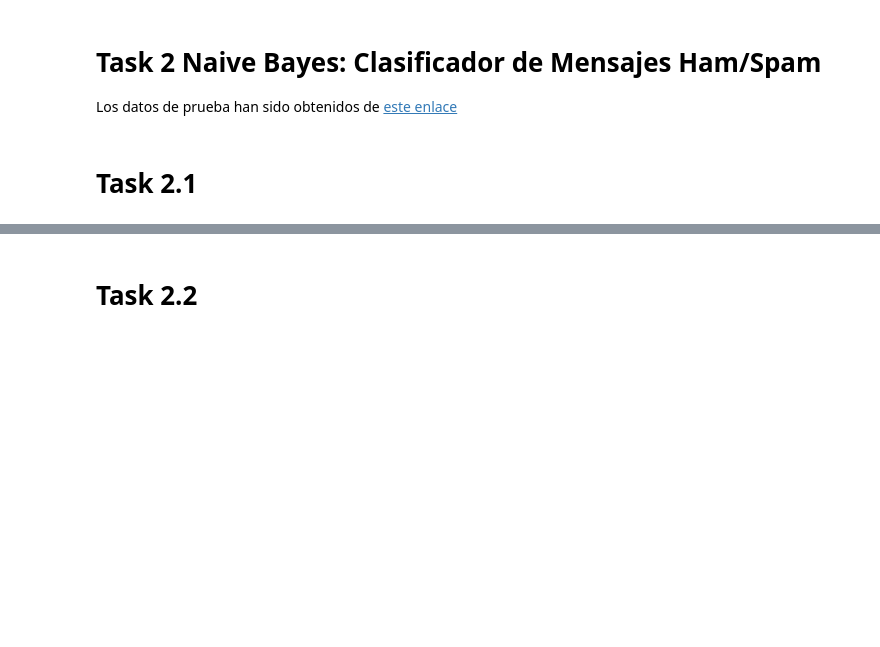
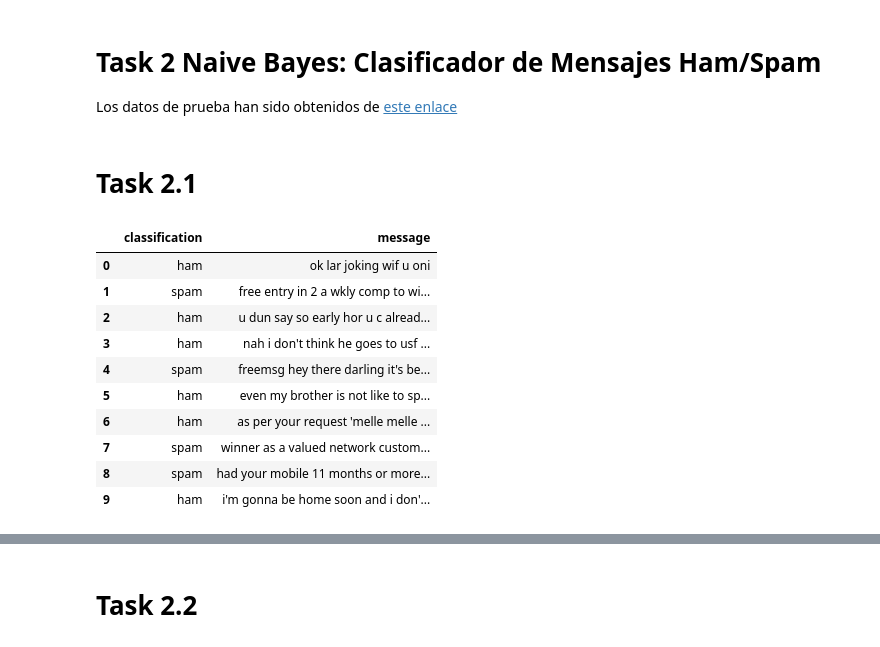
Before and after one commit to bl33h/messagesAndMatchesClassification, a Jupyter notebook: messagesAndMatchesClassification.ipynb, the cells around one changed output, grey strips where cells are left out. Saved outputs shown, nothing was run; the diff lists cells and outputs as text; code cells hidden in the pictures; blank space fills up the shorter version.

```diff
--- a/messagesAndMatchesClassification.ipynb
+++ b/messagesAndMatchesClassification.ipynb
@@ -62,0 +80,14 @@ Los datos de prueba han sido obtenidos de [este enlace](https://github.com/Sk702
+# %%
+df.head(10)
+# %% [output]
+|  | classification | message |
+| 0 | ham | ok lar joking wif u oni |
+| 1 | spam | free entry in 2 a wkly comp to wi... |
+| 2 | ham | u dun say so early hor u c alread... |
+| 3 | ham | nah i don't think he goes to usf ... |
+| 4 | spam | freemsg hey there darling it's be... |
+| 5 | ham | even my brother is not like to sp... |
+| 6 | ham | as per your request 'melle melle ... |
+| 7 | spam | winner as a valued network custom... |
+| 8 | spam | had your mobile 11 months or more... |
+| 9 | ham | i'm gonna be home soon and i don'... |
```
Also changed, not shown: parts of 5 cells of this notebook.
